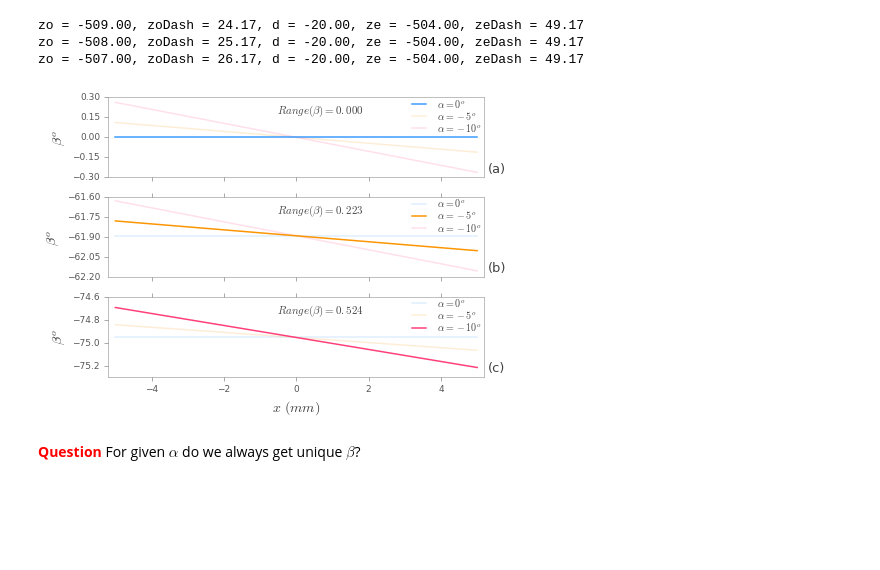
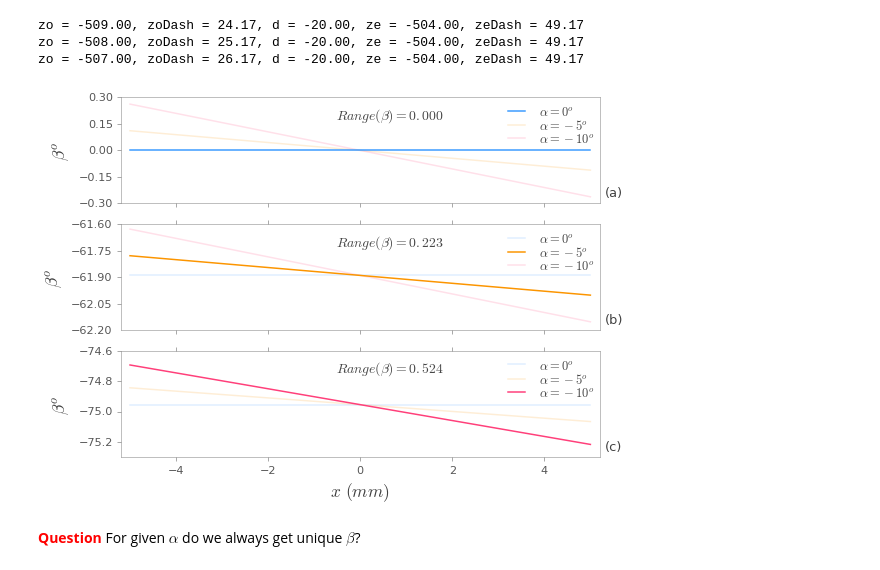
Before and after one commit to indranilsinharoy/phd-artifacts, a Jupyter notebook: chapters/chapter03_geometricmodel/code/StudyOfAngularRelationshipsForLensTiltForFocusing.ipynb, the cells around one changed output. Drawn from its saved outputs; the diff is of its cells as text; code cells hidden in the pictures; blank space fills up the shorter version.

```diff
--- a/chapters/chapter03_geometricmodel/code/StudyOfAngularRelationshipsForLensTiltForFocusing.ipynb
+++ b/chapters/chapter03_geometricmodel/code/StudyOfAngularRelationshipsForLensTiltForFocusing.ipynb
@@ -140,12 +140,21 @@ zo = -509.00, zoDash = 24.17, d = -20.00, ze = -504.00, zeDash = 49.17
 zo = -508.00, zoDash = 25.17, d = -20.00, ze = -504.00, zeDash = 49.17
 zo = -507.00, zoDash = 26.17, d = -20.00, ze = -504.00, zeDash = 49.17
 # %%
+FIGURE_FOR_WORD = False
+
 alphaArr = [0, -5, -10]
 
-fig, axes = plt.subplots(3, 1, sharex=True, figsize=(8*0.8, 6*0.8))
+if FIGURE_FOR_WORD:
+    fig, axes = plt.subplots(3, 1, sharex=True, figsize=(6.4, 4.8))
+    tsf = 1.0  # text scale factor
+else:
+    fig, axes = plt.subplots(3, 1, sharex=True, figsize=(8, 6))
+    tsf = 1.25
+
 (ax0, ax1, ax2) = axes.flatten()
 
-x = np.linspace(-5, 5, 21)
+x = np.linspace(-5, 5, 21)   # range of displacements
+
 beta0 = get_beta_shifting_pivot(x=x, de=de, zo=zo, f=f, mp=mp, alpha=alphaArr[0])
 beta1 = get_beta_shifting_pivot(x=x, de=de, zo=zo, f=f, mp=mp, alpha=alphaArr[1])
 beta2 = get_beta_shifting_pivot(x=x, de=de, zo=zo, f=f, mp=mp, alpha=alphaArr[2])
@@ -169,7 +178,7 @@ ax0.plot(x, beta1 - beta1Mean,  color='#FC9500', alpha=alphaLight, lw=lwLight,
         label=r'$\alpha={}^o$'.format(alphaArr[1]), zorder=8)
 ax0.plot(x, beta2 - beta2Mean, color='#FF3F7A', alpha=alphaLight, lw=lwLight,
         label=r'$\alpha={}^o$'.format(alphaArr[2]), zorder=8)
-ax0.text(0.45, 0.8, r'$Range(\beta)={}$'.format(rangeBeta0), fontsize=11, transform=ax0.transAxes)
+ax0.text(0.45, 0.8, r'$Range(\beta)={}$'.format(rangeBeta0), fontsize=11*tsf, transform=ax0.transAxes)
 #
 ax1.plot(x, beta0 + beta1Mean, color='#3A9AFF', alpha=alphaLight, lw=lwLight,
         label=r'$\alpha={}^o$'.format(alphaArr[0]), zorder=8)
@@ -177,45 +186,45 @@ ax1.plot(x, beta1, color='#FC9500', lw=lwEmph,
         label=r'$\alpha={}^o$'.format(alphaArr[1]), zorder=10)
 ax1.plot(x, beta2 + (beta1Mean - beta2Mean), color='#FF3F7A', alpha=alphaLight, lw=lwLight,
         label=r'$\alpha={}^o$'.format(alphaArr[2]), zorder=8)
-ax1.text(0.45, 0.8, r'$Range(\beta)={}$'.format(rangeBeta1), fontsize=11, transform=ax1.transAxes)
+ax1.text(0.45, 0.8, r'$Range(\beta)={}$'.format(rangeBeta1), fontsize=11*tsf, transform=ax1.transAxes)
 #
 ax2.plot(x, beta0 + beta2Mean, color='#3A9AFF', alpha=alphaLight, lw=lwLight,
         label=r'$\alpha={}^o$'.format(alphaArr[0]), zorder=8)
 ax2.plot(x, beta1 + (beta2Mean - beta1Mean), color='#FC9500', alpha=alphaLight, lw=lwLight,
         label=r'$\alpha={}^o$'.format(alphaArr[1]), zorder=8)
 ax2.plot(x, beta2, color='#FF3F7A', lw=lwEmph,
         label=r'$\alpha={}^o$'.format(alphaArr[2]), zorder=10)
-ax2.text(0.45, 0.8, r'$Range(\beta)={}$'.format(rangeBeta2), fontsize=11, transform=ax2.transAxes)
+ax2.text(0.45, 0.8, r'$Range(\beta)={}$'.format(rangeBeta2), fontsize=11*tsf, transform=ax2.transAxes)
 
 # plot decorations
 # common to all axes
 for l, ax in zip(['(a)', '(b)', '(c)'], [ax0, ax1, ax2]):
     ax.set_xlim(x[0]-0.2, x[-1] + 0.2)                # x limit
     #ax.grid(axis='y', alpha=0.4)
     ax.yaxis.set_major_locator(plt.MaxNLocator(5))    # number of ticks
     ax.yaxis.set_ticks_position('left')               # tick
-    ax.set_ylabel(r'$\beta^o$', fontsize=14)          # y-label
+    ax.set_ylabel(r'$\beta^o$', fontsize=14*tsf)          # y-label
     # ticks
     for tick in ax.xaxis.get_major_ticks():
-        tick.label.set_fontsize(9)
+        tick.label.set_fontsize(9*tsf)
     for tick in ax.yaxis.get_major_ticks():
-        tick.label.set_fontsize(9)
+        tick.label.set_fontsize(9*tsf)
     # legend
-    ax.legend(loc=(0.79, 0.5), labelspacing=0.008, fontsize=10)
+    ax.legend(loc=(0.79, 0.5), labelspacing=0.008, fontsize=10*tsf)
     # subplot id label
     ax.text(1.01, 0.065, l, fontsize=13, color='#404040', transform=ax.transAxes)
 
 ax0.xaxis.set_ticks_position('bottom')
-ax2.set_xlabel(r'$x\,\,(mm)$', fontsize=14)
+ax2.set_xlabel(r'$x\,\,(mm)$', fontsize=14*tsf)
 
 fig.tight_layout()
 
 # Save the figure
 #saveFigure(fig, 'object_tilt_angle_with_pivot_movement.png')
 
 plt.show()
 # %% [output]
-[figure, old version]
+[figure, new version]
 # %% [markdown]
 <font color='red'>**Question**</font> For given $\alpha$ do we always get unique $\beta$?
 # %%
```
Also changed, not shown: parts of 35 cells of this notebook.
